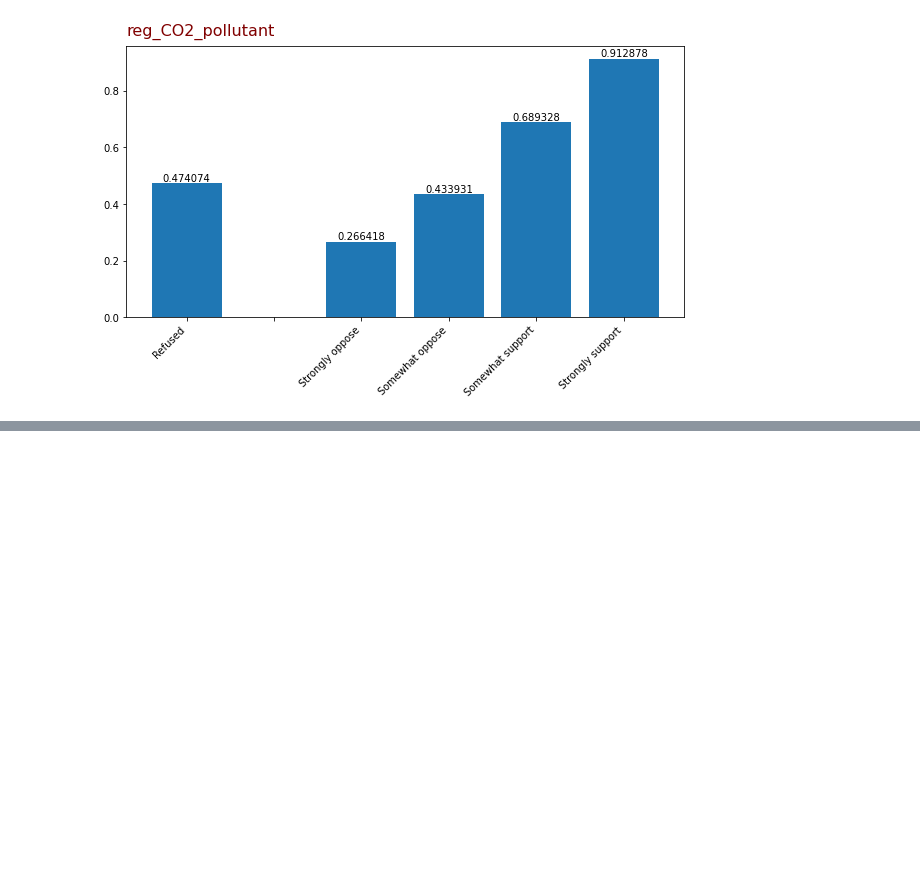
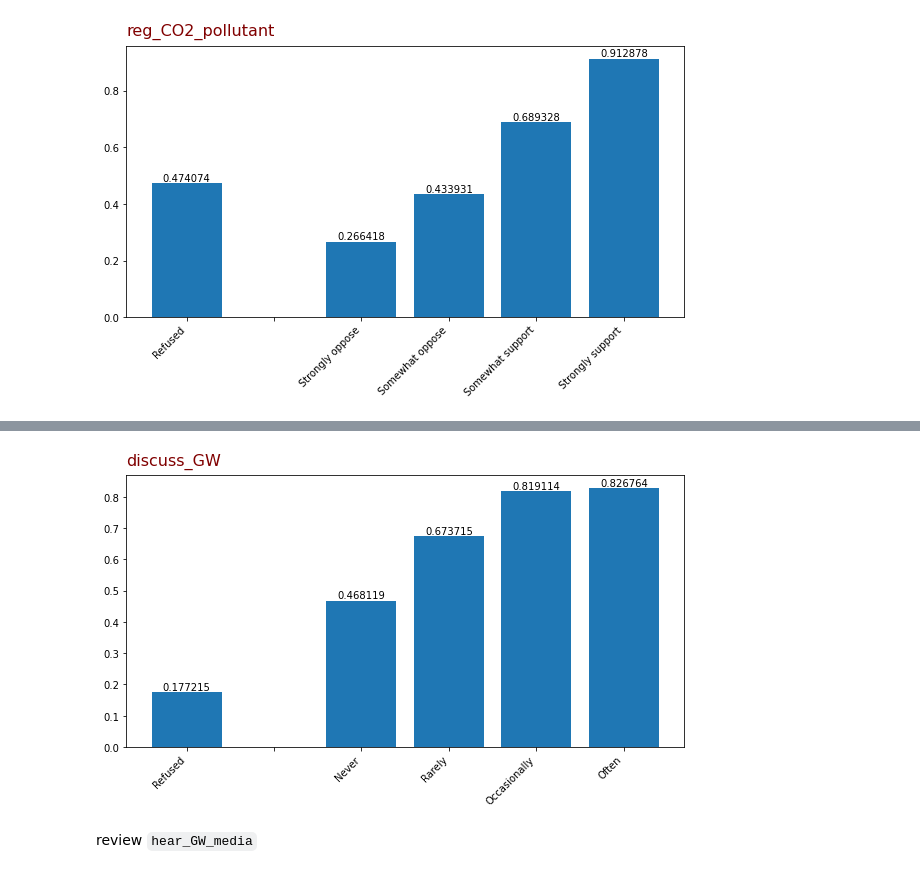
Before and after one commit to sabaiitj/Climate-Change-Survey, a Jupyter notebook: code/Larry EDA.ipynb, the cells around one changed output, grey strips where cells are left out. Cells and saved outputs as stored; diff of their text form; code cells hidden in the pictures; blank space fills up the shorter version.

```diff
--- a/code/Larry EDA.ipynb
+++ b/code/Larry EDA.ipynb
@@ -257,0 +397,20 @@ ax.set_title("reg_CO2_pollutant", loc = 'left', pad = 10
+# %%
+ordinals = ['Refused', '', 'Never', 'Rarely', 'Occasionally', 'Often']
+# %%
+df.discuss_GW = df.discuss_GW.replace(
+                                {val: i for i,val in zip(range(-1,5),ordinals)})
+# %%
+# graph
+fig, ax = plt.subplots(1,1,figsize = (10,5))
+
+bar = ax.bar(df.groupby('discuss_GW').mean().index,
+        height = df.groupby('discuss_GW').mean().target)
+ax.bar_label(bar)
+ax.set_xticks(range(-1,5))
+ax.set_xticklabels(ordinals, rotation = 45, ha='right');
+ax.set_title("discuss_GW", loc = 'left', pad = 10
+             , fontsize = 16, color = 'maroon');
+# %% [output]
+[figure, added]
+# %% [markdown]
+review `hear_GW_media`
```
Also changed, not shown: parts of 46 cells of this notebook.
